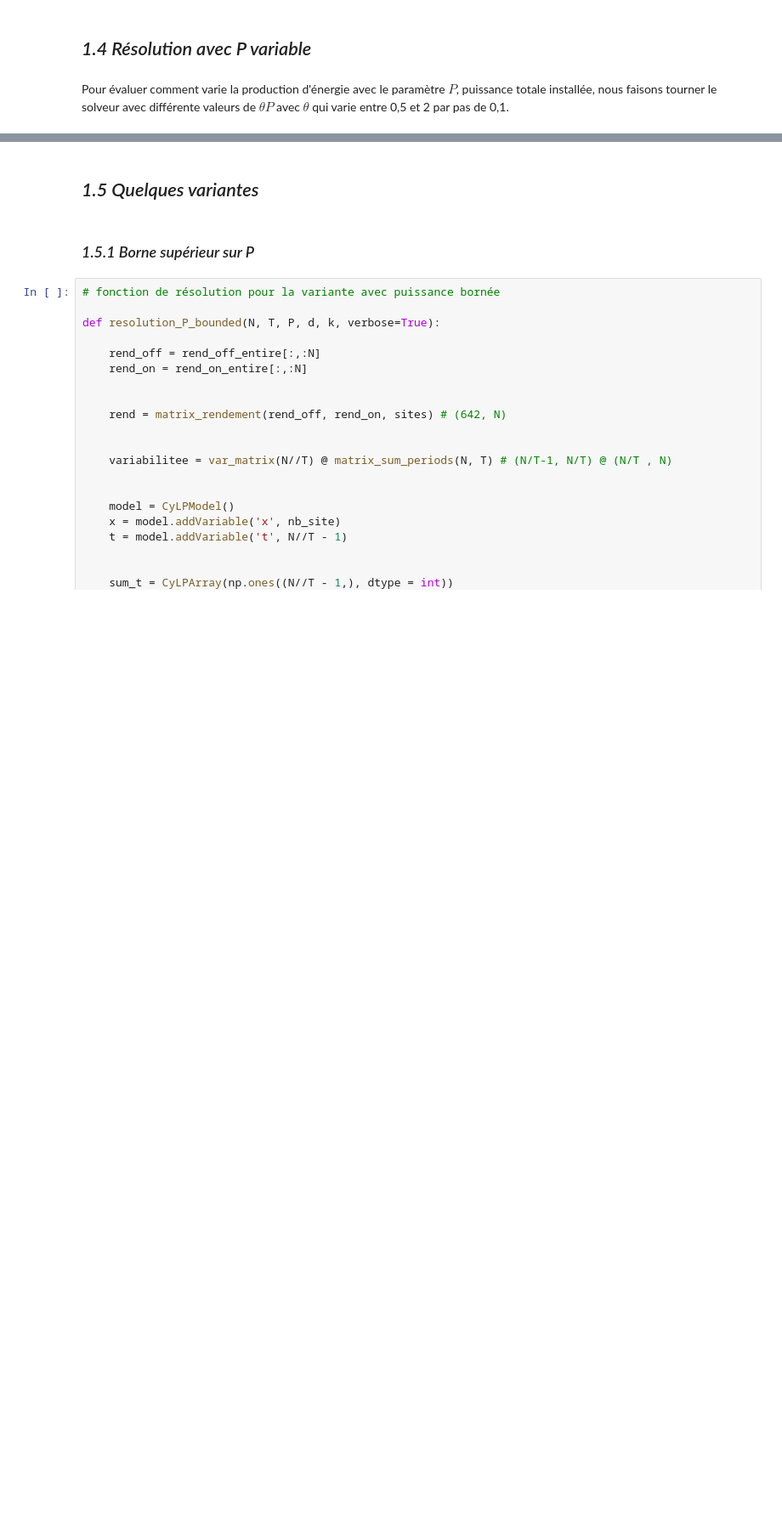
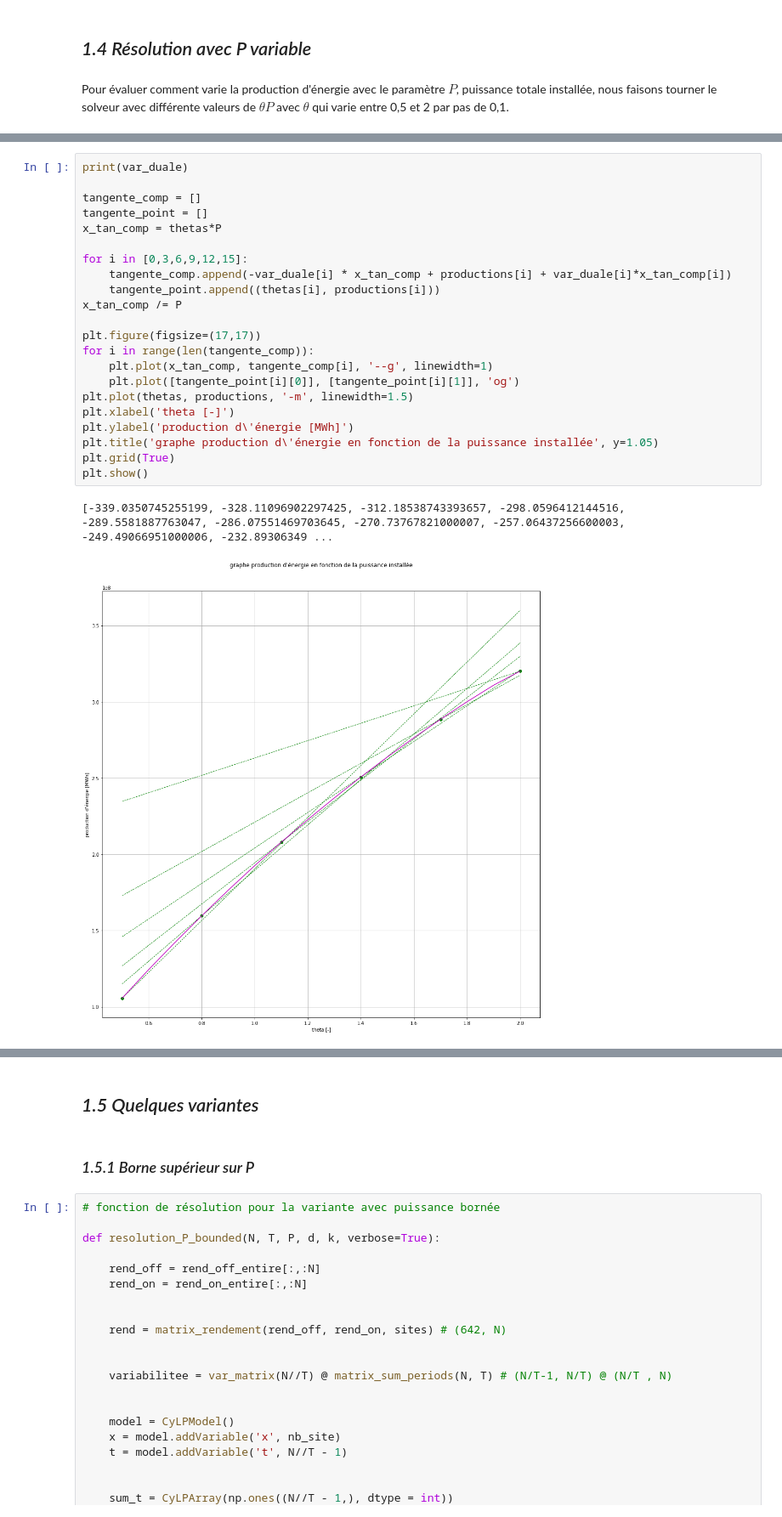
Before and after one commit to Zepp176/Projet_optimisation, a Jupyter notebook: Rapport-propre3.ipynb, the cells around one changed output, grey strips where cells are left out. Shown at 85% size. Cells and saved outputs as stored; diff of their text form; blank space fills up the shorter version.

```diff
--- a/Rapport-propre3.ipynb
+++ b/Rapport-propre3.ipynb
@@ -537 +534,26 @@ plt.show()
+# %%
+print(var_duale)
+
+tangente_comp = []
+tangente_point = []
+x_tan_comp = thetas*P
+
+for i in [0,3,6,9,12,15]:
+    tangente_comp.append(-var_duale[i] * x_tan_comp + productions[i] + var_duale[i]*x_tan_comp[i])
+    tangente_point.append((thetas[i], productions[i]))
+x_tan_comp /= P
+
+plt.figure(figsize=(17,17))
+for i in range(len(tangente_comp)):
+    plt.plot(x_tan_comp, tangente_comp[i], '--g', linewidth=1)
+    plt.plot([tangente_point[i][0]], [tangente_point[i][1]], 'og')
+plt.plot(thetas, productions, '-m', linewidth=1.5)
+plt.xlabel('theta [-]')
+plt.ylabel('production d\'énergie [MWh]')
+plt.title('graphe production d\'énergie en fonction de la puissance installée', y=1.05)
+plt.grid(True)
+plt.show()
+# %% [output]
+[-339.0350745255199, -328.11096902297425, -312.18538743393657, -298.0596412144516, -289.5581887763047, -286.07551469703645, -270.73767821000007, -257.06437256600003, -249.49066951000006, -232.89306349 ...
+[figure, added]
 # %% [markdown]
```
Also changed, not shown: parts of 5 cells of this notebook.
